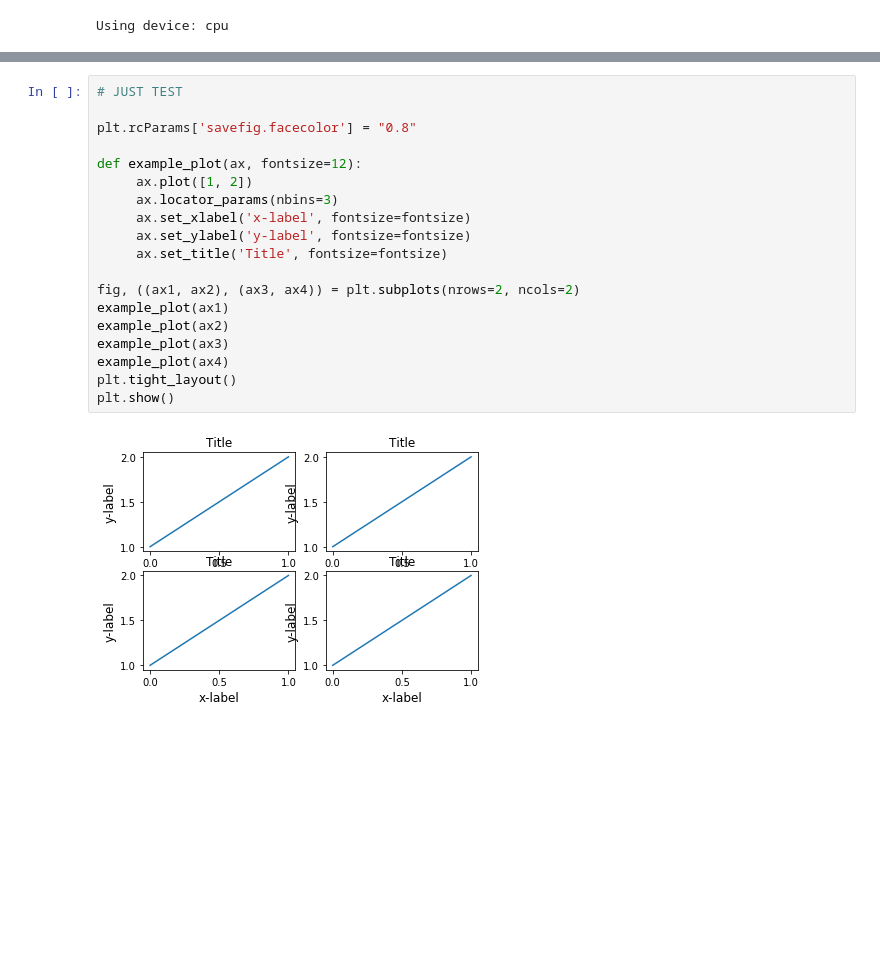
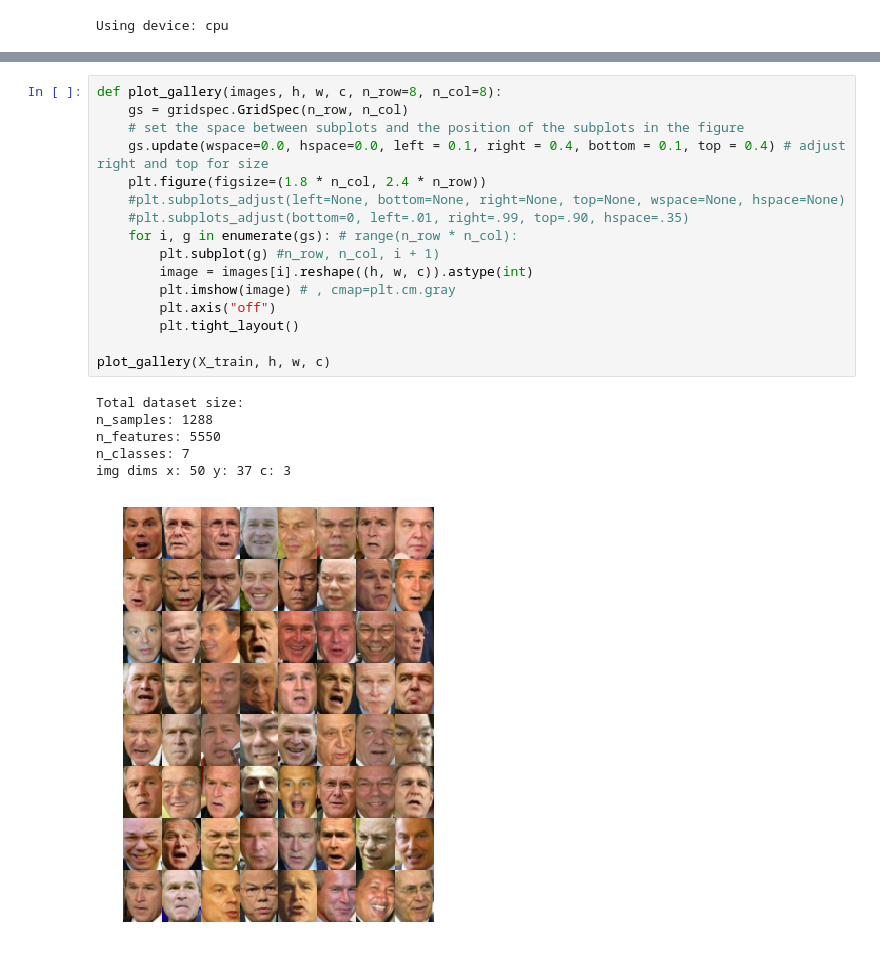
Before and after one commit to matthiasbrix/vae-models, a Jupyter notebook: examples/vae-example/1_vae.ipynb, the cells around one changed output, grey strips where cells are left out. Drawn from its saved outputs; the diff is of its cells as text; blank space fills up the shorter version.

```diff
--- a/examples/vae-example/1_vae.ipynb
+++ b/examples/vae-example/1_vae.ipynb
@@ -159,21 +205,23 @@ else:
-# %%
-# JUST TEST
-
-plt.rcParams['savefig.facecolor'] = "0.8"
-
-def example_plot(ax, fontsize=12):
-     ax.plot([1, 2])
-     ax.locator_params(nbins=3)
-     ax.set_xlabel('x-label', fontsize=fontsize)
-     ax.set_ylabel('y-label', fontsize=fontsize)
-     ax.set_title('Title', fontsize=fontsize)
-
-fig, ((ax1, ax2), (ax3, ax4)) = plt.subplots(nrows=2, ncols=2)
-example_plot(ax1)
-example_plot(ax2)
-example_plot(ax3)
-example_plot(ax4)
-plt.tight_layout()
-plt.show()
-# %% [output]
-[figure, removed]
+# %%
+def plot_gallery(images, h, w, c, n_row=8, n_col=8):
+    gs = gridspec.GridSpec(n_row, n_col)
+    # set the space between subplots and the position of the subplots in the figure
+    gs.update(wspace=0.0, hspace=0.0, left = 0.1, right = 0.4, bottom = 0.1, top = 0.4) # adjust right and top for size
+    plt.figure(figsize=(1.8 * n_col, 2.4 * n_row))
+    #plt.subplots_adjust(left=None, bottom=None, right=None, top=None, wspace=None, hspace=None)
+    #plt.subplots_adjust(bottom=0, left=.01, right=.99, top=.90, hspace=.35)
+    for i, g in enumerate(gs): # range(n_row * n_col):
+        plt.subplot(g) #n_row, n_col, i + 1)
+        image = images[i].reshape((h, w, c)).astype(int)
+        plt.imshow(image) # , cmap=plt.cm.gray
+        plt.axis("off")
+        plt.tight_layout()
+
+plot_gallery(X_train, h, w, c)
+# %% [output]
+Total dataset size:
+n_samples: 1288
+n_features: 5550
+n_classes: 7
+img dims x: 50 y: 37 c: 3
+[figure, added]
```
Also changed, not shown: parts of 8 cells of this notebook, 4 other files.
